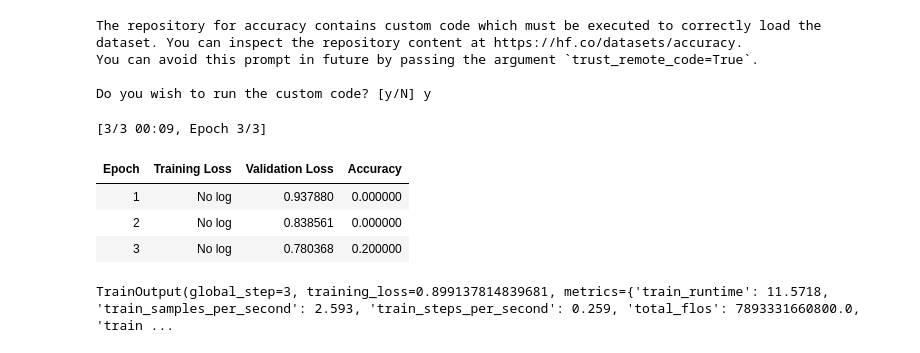
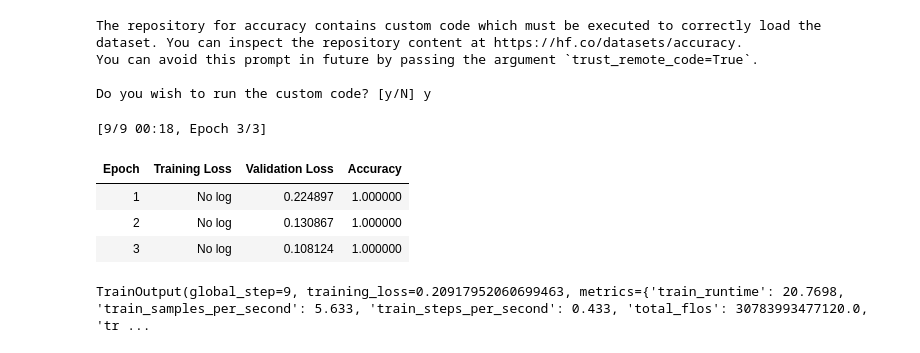
Before and after one commit to rrsartneoai/Awesome-Multimodal-Large-Language-Models, a Jupyter notebook: Kopia_notatnika_finetune_rafal_stepkowski.ipynb, the cells around one changed output. Drawn from its saved outputs; the diff is of its cells as text; code cells hidden in the pictures.

Commit message:
Utworzono za pomocą Colab

```diff
--- a/Kopia_notatnika_finetune_rafal_stepkowski.ipynb
+++ b/Kopia_notatnika_finetune_rafal_stepkowski.ipynb
@@ -43,7 +43,7 @@ from transformers import BertForSequenceClassification, BertTokenizer, Trainer,
 
 from datasets import load_dataset, load_metric
 # %%
-dataset = load_dataset('text', data_files={'train': 'train.txt', 'test': 'test.txt'})
+dataset = load_dataset('text', data_files={'train': '/content/sample_data/train.txt', 'test': '/content/sample_data/test.txt'})
 # %%
 # Inicjalizacja tokenizer'a i modelu
 
@@ -77,44 +82,35 @@ logging_dir='./logs',
 # Inicjalizacja i uruchomienie fine-tuningu - Rafal
 import numpy as np
 from transformers import Trainer, TrainingArguments
 from datasets import load_metric
 
 # Load the metric
 metric = load_metric("accuracy")  # Or any other suitable metric
 
 def compute_metrics(eval_pred):
     logits, labels = eval_pred
     predictions = np.argmax(logits, axis=-1)
     return metric.compute(predictions=predictions, references=labels)
 
 # Initialize the Trainer
 trainer = Trainer(
     model=model,
     args=training_args,
     train_dataset=tokenized_datasets["train"].add_column('labels', [0]*len(tokenized_datasets["train"])),  # Add dummy labels for demonstration
     eval_dataset=tokenized_datasets["test"].add_column('labels', [0]*len(tokenized_datasets["test"])),  # Add dummy labels for demonstration
     compute_metrics=compute_metrics,
 )
 
 # Start the training process
 trainer.train()
-
-# Potencjalne problemy i ulepszenia
-Na podstawie ograniczonych informacji można wskazać następujące potencjalne problemy i obszary wymagające poprawy:
-
-Brak poprawy utraty walidacji : Utrata walidacji wzrosła od drugiej do trzeciej epoki, co wskazuje na potencjalne nadmierne dopasowanie. Można temu zaradzić za pomocą technik, takich jak wczesne zatrzymanie, regularyzacja lub zwiększenie różnorodności zestawu danych.
-Niska dokładność : Ostateczna dokładność 0,2 jest dość niska. Może to być spowodowane różnymi czynnikami, w tym niewystarczającymi danymi, słabą architekturą modelu lub nieodpowiednim dostrajaniem hiperparametrów. Eksperymentuj z różnymi modelami, hiperparametrami i technikami powiększania danych.
-Brak rejestrowania : Brak rejestrowania może utrudniać szczegółową analizę procesu szkolenia. Rozważ włączenie rejestrowania, aby śledzić metryki, takie jak wskaźniki uczenia się, gradienty i inne istotne informacje.
-Czy chciałbyś zagłębić się w jakiś konkretny aspekt procesu szkoleniowego lub zbadać potencjalne rozwiązania wspomnianych problemów?
-Proszę, podaj więcej kontekstu lub zadaj konkretne pytania.
 # %% [output]
 The repository for accuracy contains custom code which must be executed to correctly load the dataset. You can inspect the repository content at https://hf.co/datasets/accuracy.
 You can avoid this prompt in future by passing the argument `trust_remote_code=True`.
 
 Do you wish to run the custom code? [y/N] y
-[3/3 00:09, Epoch 3/3]
+[9/9 00:18, Epoch 3/3]
 | Epoch | Training Loss | Validation Loss | Accuracy |
-| 1 | No log | 0.937880 | 0.000000 |
-| 2 | No log | 0.838561 | 0.000000 |
-| 3 | No log | 0.780368 | 0.200000 |
+| 1 | No log | 0.224897 | 1.000000 |
+| 2 | No log | 0.130867 | 1.000000 |
+| 3 | No log | 0.108124 | 1.000000 |
-TrainOutput(global_step=3, training_loss=0.899137814839681, metrics={'train_runtime': 11.5718, 'train_samples_per_second': 2.593, 'train_steps_per_second': 0.259, 'total_flos': 7893331660800.0, 'train ...
+TrainOutput(global_step=9, training_loss=0.20917952060699463, metrics={'train_runtime': 20.7698, 'train_samples_per_second': 5.633, 'train_steps_per_second': 0.433, 'total_flos': 30783993477120.0, 'tr ...
```
Also changed, not shown: parts of 2 cells of this notebook.
